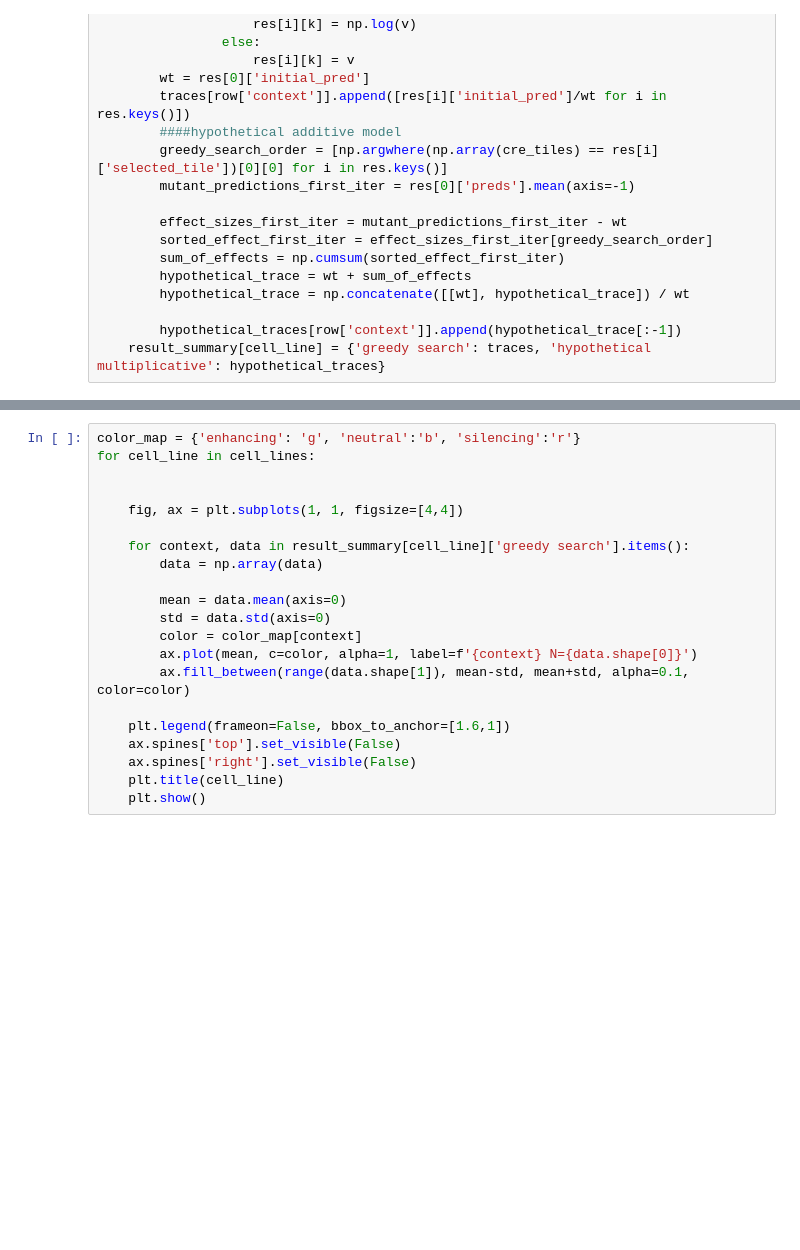
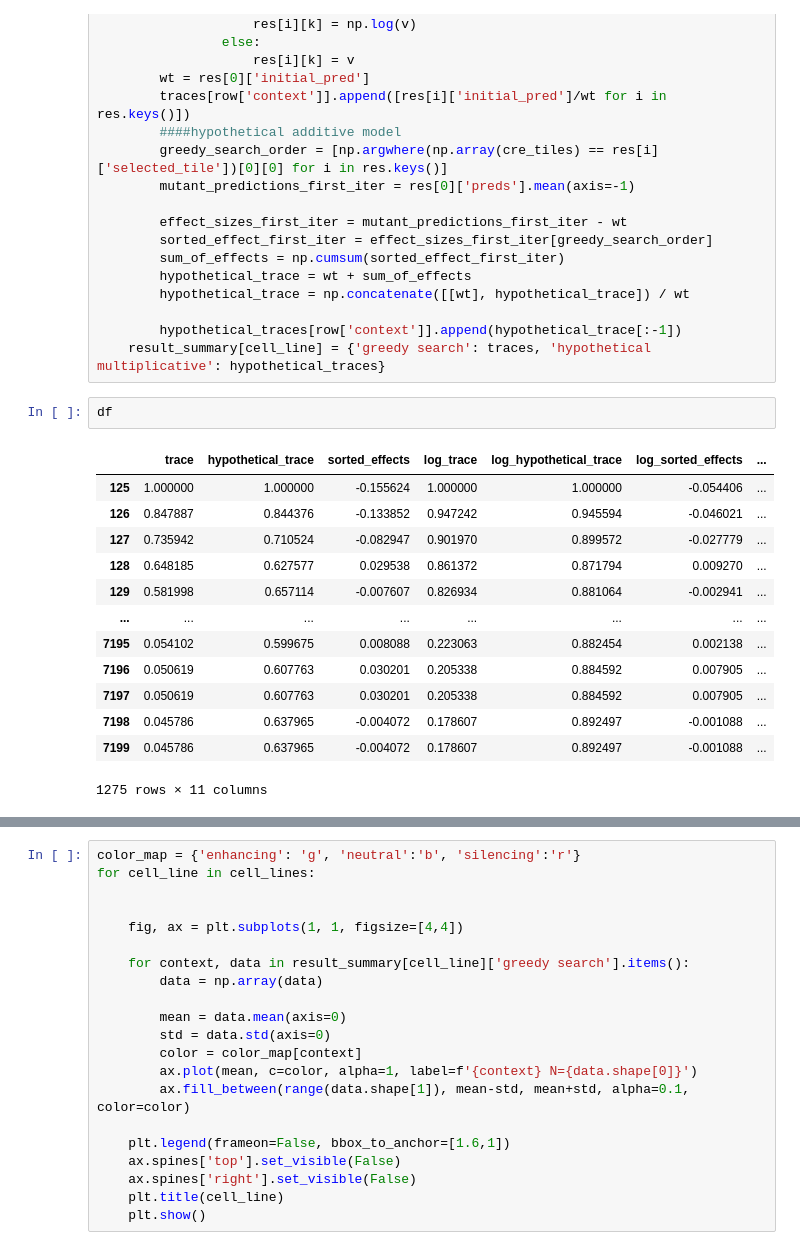
Before and after one commit to p-koo/creme-nn, a Jupyter notebook: figures/enhancer_greedy_search.ipynb, the cells around one changed output, grey strips where cells are left out. Cells and saved outputs as stored; diff of their text form; blank space fills up the shorter version.

```diff
--- a/figures/enhancer_greedy_search.ipynb
+++ b/figures/enhancer_greedy_search.ipynb
@@ -257,3 +258,19 @@ for cell_line in cell_lines:
 
         hypothetical_traces[row['context']].append(hypothetical_trace[:-1])
     result_summary[cell_line] = {'greedy search': traces, 'hypothetical multiplicative': hypothetical_traces}
+# %%
+df
+# %% [output]
+|  | trace | hypothetical_trace | sorted_effects | log_trace | log_hypothetical_trace | log_sorted_effects | ... |
+| 125 | 1.000000 | 1.000000 | -0.155624 | 1.000000 | 1.000000 | -0.054406 | ... |
+| 126 | 0.847887 | 0.844376 | -0.133852 | 0.947242 | 0.945594 | -0.046021 | ... |
+| 127 | 0.735942 | 0.710524 | -0.082947 | 0.901970 | 0.899572 | -0.027779 | ... |
+| 128 | 0.648185 | 0.627577 | 0.029538 | 0.861372 | 0.871794 | 0.009270 | ... |
+| 129 | 0.581998 | 0.657114 | -0.007607 | 0.826934 | 0.881064 | -0.002941 | ... |
+| ... | ... | ... | ... | ... | ... | ... | ... |
+| 7195 | 0.054102 | 0.599675 | 0.008088 | 0.223063 | 0.882454 | 0.002138 | ... |
+| 7196 | 0.050619 | 0.607763 | 0.030201 | 0.205338 | 0.884592 | 0.007905 | ... |
+| 7197 | 0.050619 | 0.607763 | 0.030201 | 0.205338 | 0.884592 | 0.007905 | ... |
+| 7198 | 0.045786 | 0.637965 | -0.004072 | 0.178607 | 0.892497 | -0.001088 | ... |
+| 7199 | 0.045786 | 0.637965 | -0.004072 | 0.178607 | 0.892497 | -0.001088 | ... |
+1275 rows × 11 columns
```
Also changed, not shown: parts of 4 cells of this notebook, 4 other files.
